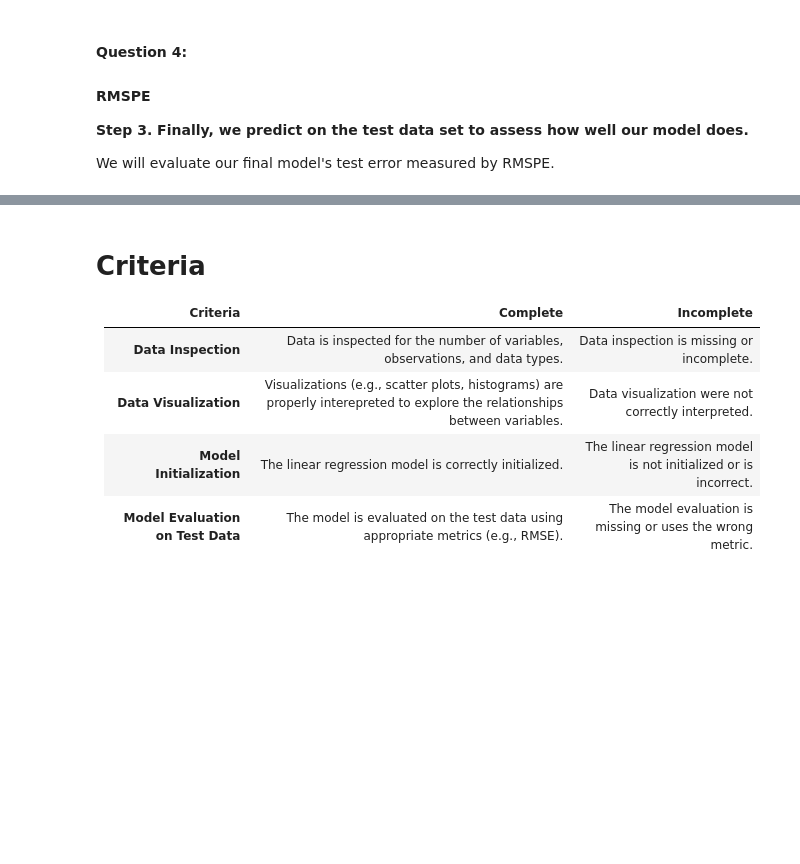
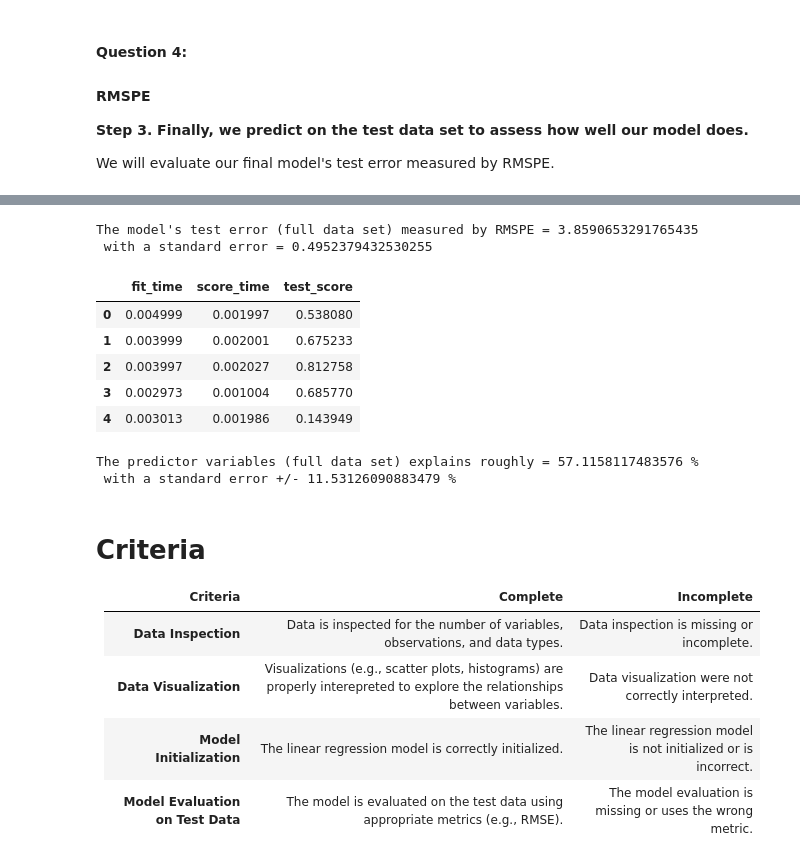
Before and after one commit to jcpeinado/LCR, a Jupyter notebook: 02_activities/assignments/assignment_2.ipynb, the cells around one changed output, grey strips where cells are left out. Cells and saved outputs as stored; diff of their text form; code cells hidden in the pictures; blank space fills up the shorter version.

```diff
--- a/02_activities/assignments/assignment_2.ipynb
+++ b/02_activities/assignments/assignment_2.ipynb
@@ -190,3 +308,44 @@ We will evaluate our final model's test error measured by RMSPE.
+# %%
+cv_5_metrics_lm = cv_5_df_lm.agg(["mean","sem"])
+cv_5_metrics_lm
+cv_5_metrics_lm_mean = cv_5_metrics_lm.loc["mean", "test_score"]
+cv_5_metrics_lm_sem = cv_5_metrics_lm.loc["sem", "test_score"]
+
+print(f"The model's test error (full data set) measured by RMSPE = {cv_5_metrics_lm_mean} \n with a standard error = {cv_5_metrics_lm_sem}")
+# %% [output]
+The model's test error (full data set) measured by RMSPE = 3.8590653291765435
+ with a standard error = 0.4952379432530255
+# %%
+#Cross validation with r2
+returned_dictionary_lm2 = cross_validate(
+    estimator=lm,
+    cv=5,
+    X=mpg_data_predictors,
+    y=mpg_data_response,
+    scoring="r2"
+
+)
+
+cv_5_df_lm2 = pd.DataFrame(returned_dictionary_lm2)
+cv_5_df_lm2["test_score"] = cv_5_df_lm2["test_score"].abs()
+cv_5_df_lm2
+# %% [output]
+|  | fit_time | score_time | test_score |
+| 0 | 0.004999 | 0.001997 | 0.538080 |
+| 1 | 0.003999 | 0.002001 | 0.675233 |
+| 2 | 0.003997 | 0.002027 | 0.812758 |
+| 3 | 0.002973 | 0.001004 | 0.685770 |
+| 4 | 0.003013 | 0.001986 | 0.143949 |
+# %%
+cv_5_metrics_lm2 = cv_5_df_lm2.agg(["mean","sem"])
+cv_5_metrics_lm2
+cv_5_metrics_lm_mean2 = cv_5_metrics_lm2.loc["mean", "test_score"]*100
+cv_5_metrics_lm_sem2 = cv_5_metrics_lm2.loc["sem", "test_score"]*100
+
+print(f"The predictor variables (full data set) explains roughly = {cv_5_metrics_lm_mean2} % \n with a standard error +/- {cv_5_metrics_lm_sem2} %")
+# %% [output]
+The predictor variables (full data set) explains roughly = 57.1158117483576 %
+ with a standard error +/- 11.53126090883479 %
 # %% [markdown]
 # Criteria
 
```
Also changed, not shown: parts of 10 cells of this notebook.
